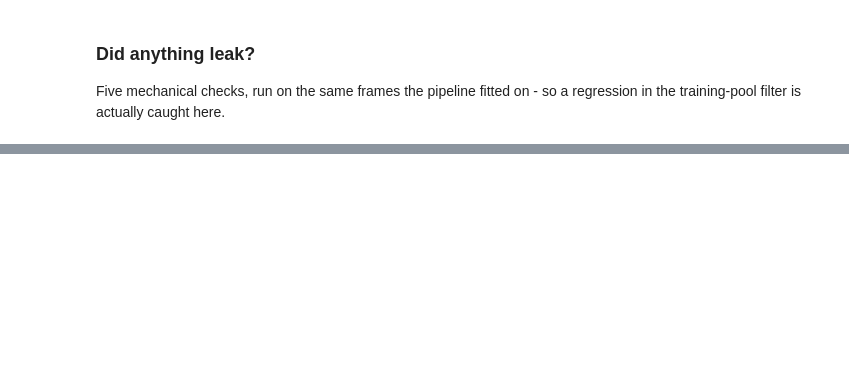
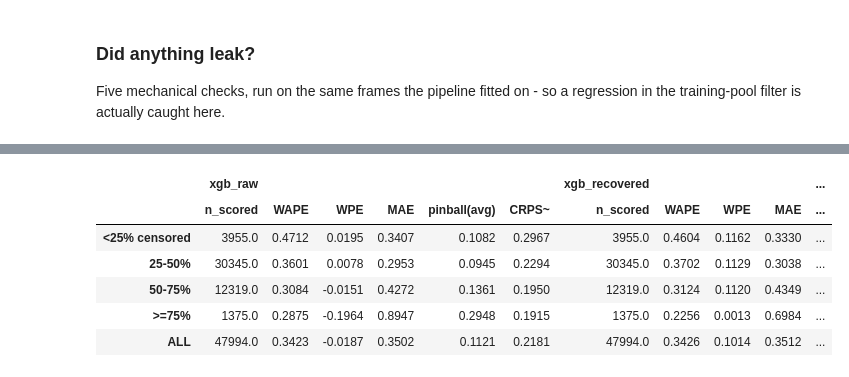
Before and after one commit to ACM40960/retail-demand-forecasting, a Jupyter notebook: notebooks/01_data_and_recovery.ipynb, the cells around one changed output, grey strips where cells are left out. Drawn from its saved outputs; the diff is of its cells as text; code cells hidden in the pictures; blank space fills up the shorter version.

Commit message:
Updated Subset (100 Stores), Demand Recovery

```diff
--- a/notebooks/01_data_and_recovery.ipynb
+++ b/notebooks/01_data_and_recovery.ipynb
@@ -286,0 +370,14 @@ assert all(checks.values()), "leakage check failed - fix before trusting anythin
+# %%
+RUN_IMPACT = False   # off = load the saved CSV
+
+impact = (baselines.recovery_impact(recovered) if RUN_IMPACT
+          else pd.read_csv(config.RECOVERY_IMPACT, index_col=0, header=[0, 1]))
+impact.round(4)
+# %% [output]
+|  | xgb_raw |  |  |  |  |  | xgb_recovered |  |  |  | ... |
+|  | n_scored | WAPE | WPE | MAE | pinball(avg) | CRPS~ | n_scored | WAPE | WPE | MAE | ... |
+| <25% censored | 3955.0 | 0.4712 | 0.0195 | 0.3407 | 0.1082 | 0.2967 | 3955.0 | 0.4604 | 0.1162 | 0.3330 | ... |
+| 25-50% | 30345.0 | 0.3601 | 0.0078 | 0.2953 | 0.0945 | 0.2294 | 30345.0 | 0.3702 | 0.1129 | 0.3038 | ... |
+| 50-75% | 12319.0 | 0.3084 | -0.0151 | 0.4272 | 0.1361 | 0.1950 | 12319.0 | 0.3124 | 0.1120 | 0.4349 | ... |
+| >=75% | 1375.0 | 0.2875 | -0.1964 | 0.8947 | 0.2948 | 0.1915 | 1375.0 | 0.2256 | 0.0013 | 0.6984 | ... |
+| ALL | 47994.0 | 0.3423 | -0.0187 | 0.3502 | 0.1121 | 0.2181 | 47994.0 | 0.3426 | 0.1014 | 0.3512 | ... |
```
Also changed, not shown: parts of 22 cells of this notebook, 22 other files.
